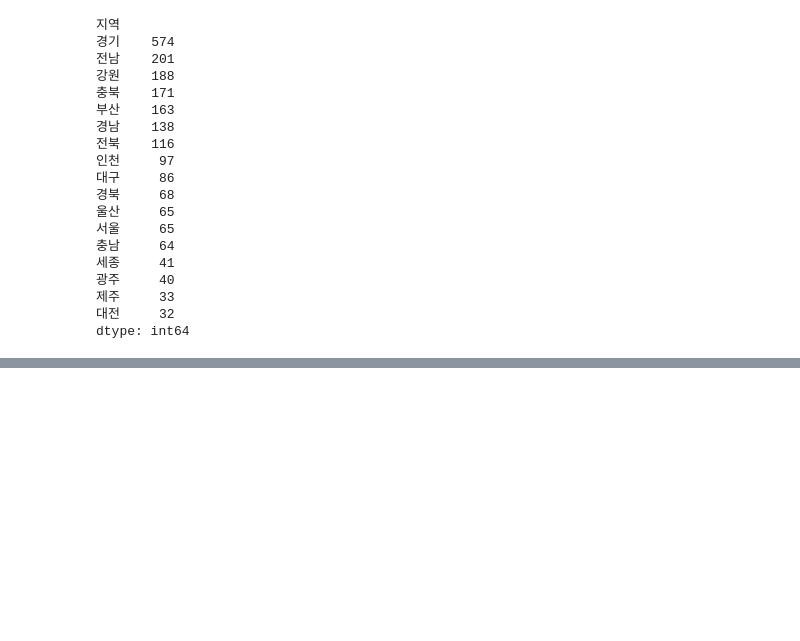
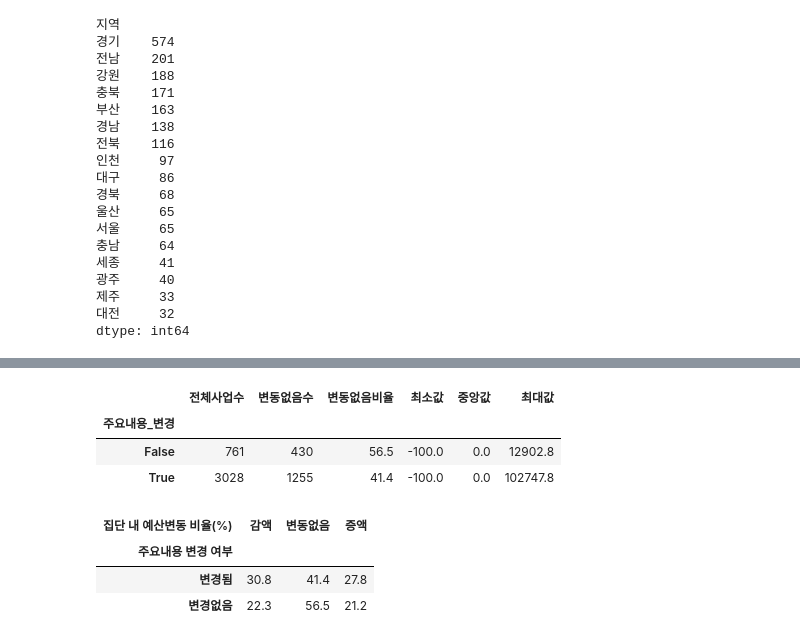
Before and after one commit to JungYeoni/yumocha, a Jupyter notebook: notebooks/20260716_EDA_2023_전국_시도분리정제.ipynb, the cells around one changed output, grey strips where cells are left out. Saved outputs shown, nothing was run; the diff lists cells and outputs as text; code cells hidden in the pictures; blank space fills up the shorter version.

```diff
--- a/notebooks/20260716_EDA_2023_전국_시도분리정제.ipynb
+++ b/notebooks/20260716_EDA_2023_전국_시도분리정제.ipynb
@@ -1365,0 +1565,56 @@ dtype: int64
+# %%
+zero_summary = (
+    plot_df.assign(변동없음=plot_df["예산변동률(%)"].eq(0))
+    .groupby("주요내용_변경")
+    .agg(
+        전체사업수=("예산변동률(%)", "size"),
+        변동없음수=("변동없음", "sum"),
+        변동없음비율=("변동없음", "mean"),
+        최소값=("예산변동률(%)", "min"),
+        중앙값=("예산변동률(%)", "median"),
+        최대값=("예산변동률(%)", "max"),
+    )
+)
+
+zero_summary["변동없음비율"] *= 100
+zero_summary.round(1)
+# %% [output]
+|  | 전체사업수 | 변동없음수 | 변동없음비율 | 최소값 | 중앙값 | 최대값 |
+| 주요내용_변경 |  |  |  |  |  |  |
+| False | 761 | 430 | 56.5 | -100.0 | 0.0 | 12902.8 |
+| True | 3028 | 1255 | 41.4 | -100.0 | 0.0 | 102747.8 |
+# %%
+direction = np.select(
+    [
+        plot_df["예산변동률(%)"] < 0,
+        plot_df["예산변동률(%)"] > 0,
+    ],
+    ["감액", "증액"],
+    default="변동없음",
+)  # 예산변동 방향 분류
+
+direction_table = (
+    pd.crosstab(
+        plot_df["주요내용_변경"].map(
+            {
+                False: "변경없음",
+                True: "변경됨",
+            }
+        ),
+        direction,
+        normalize="index",
+    )
+    .mul(100)
+    .round(1)
+)
+
+direction_table = direction_table.reindex(columns=["감액", "변동없음", "증액"]).rename_axis(
+    index="주요내용 변경 여부", columns="집단 내 예산변동 비율(%)"
+)
+
+direction_table
+# %% [output]
+| 집단 내 예산변동 비율(%) | 감액 | 변동없음 | 증액 |
+| 주요내용 변경 여부 |  |  |  |
+| 변경됨 | 30.8 | 41.4 | 27.8 |
+| 변경없음 | 22.3 | 56.5 | 21.2 |
```
Also changed, not shown: parts of 9 cells of this notebook.
